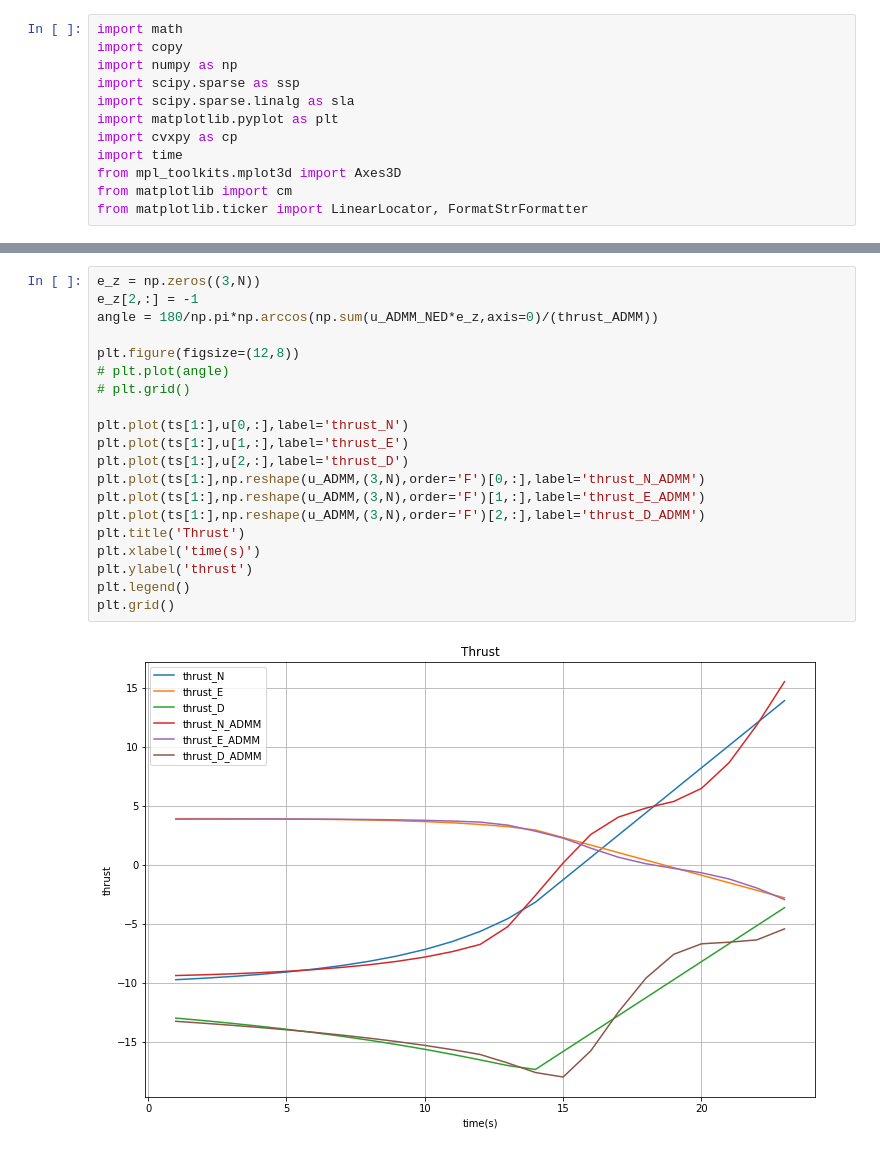
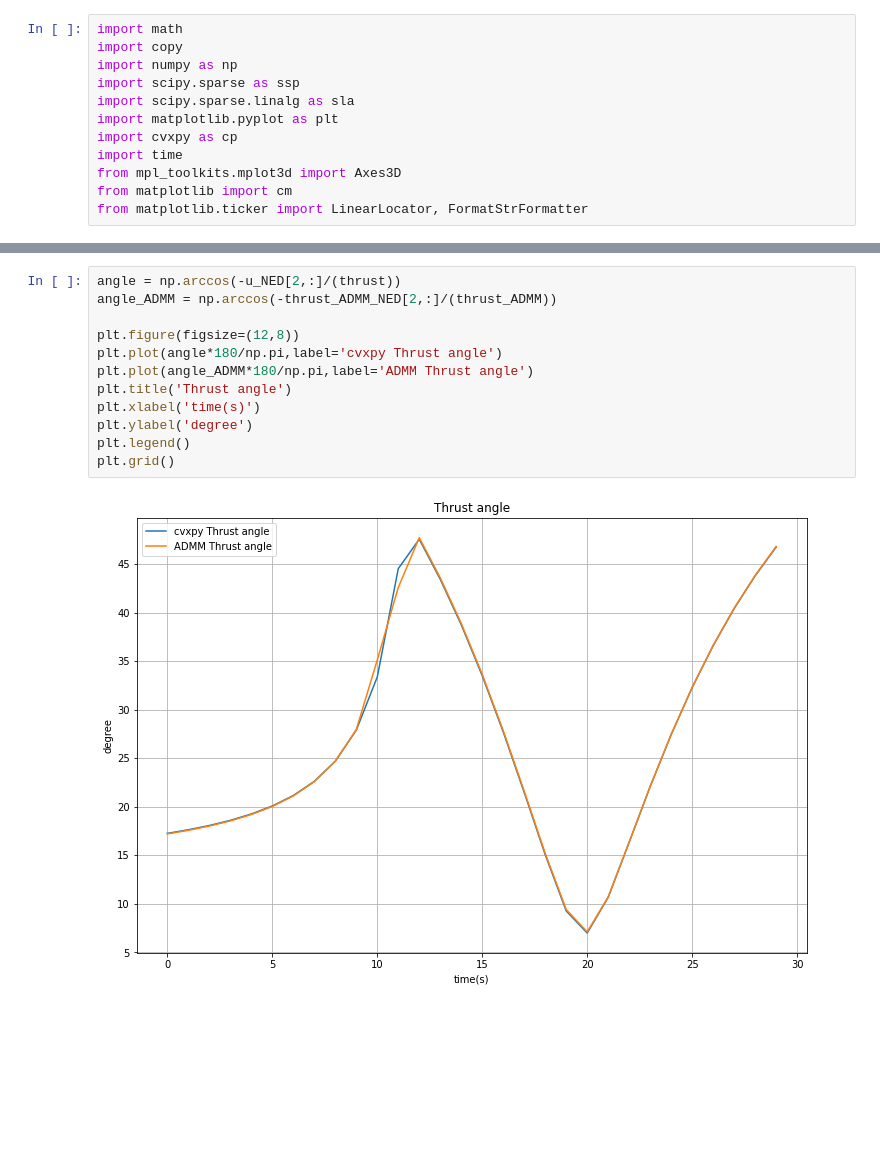
Before and after one commit to acsl-inha/drone_simulation, a Jupyter notebook: src/Convexificated_Ploblem.ipynb, the cells around one changed output, grey strips where cells are left out. Cells and saved outputs as stored; diff of their text form; blank space fills up the shorter version.

```diff
--- a/src/Convexificated_Ploblem.ipynb
+++ b/src/Convexificated_Ploblem.ipynb
@@ -485,22 +863,14 @@ plt.grid()
-# %%
-e_z = np.zeros((3,N))
-e_z[2,:] = -1
-angle = 180/np.pi*np.arccos(np.sum(u_ADMM_NED*e_z,axis=0)/(thrust_ADMM))
-
-plt.figure(figsize=(12,8))
-# plt.plot(angle)
-# plt.grid()
-
-plt.plot(ts[1:],u[0,:],label='thrust_N')
-plt.plot(ts[1:],u[1,:],label='thrust_E')
-plt.plot(ts[1:],u[2,:],label='thrust_D')
-plt.plot(ts[1:],np.reshape(u_ADMM,(3,N),order='F')[0,:],label='thrust_N_ADMM')
-plt.plot(ts[1:],np.reshape(u_ADMM,(3,N),order='F')[1,:],label='thrust_E_ADMM')
-plt.plot(ts[1:],np.reshape(u_ADMM,(3,N),order='F')[2,:],label='thrust_D_ADMM')
-plt.title('Thrust')
-plt.xlabel('time(s)')
-plt.ylabel('thrust')
-plt.legend()
-plt.grid()
-# %% [output]
-[figure, removed]
+# %%
+angle = np.arccos(-u_NED[2,:]/(thrust))
+angle_ADMM = np.arccos(-thrust_ADMM_NED[2,:]/(thrust_ADMM))
+
+plt.figure(figsize=(12,8))
+plt.plot(angle*180/np.pi,label='cvxpy Thrust angle')
+plt.plot(angle_ADMM*180/np.pi,label='ADMM Thrust angle')
+plt.title('Thrust angle')
+plt.xlabel('time(s)')
+plt.ylabel('degree')
+plt.legend()
+plt.grid()
+# %% [output]
+[figure, added]
```
Also changed, not shown: parts of 9 cells of this notebook, 17 other files.
